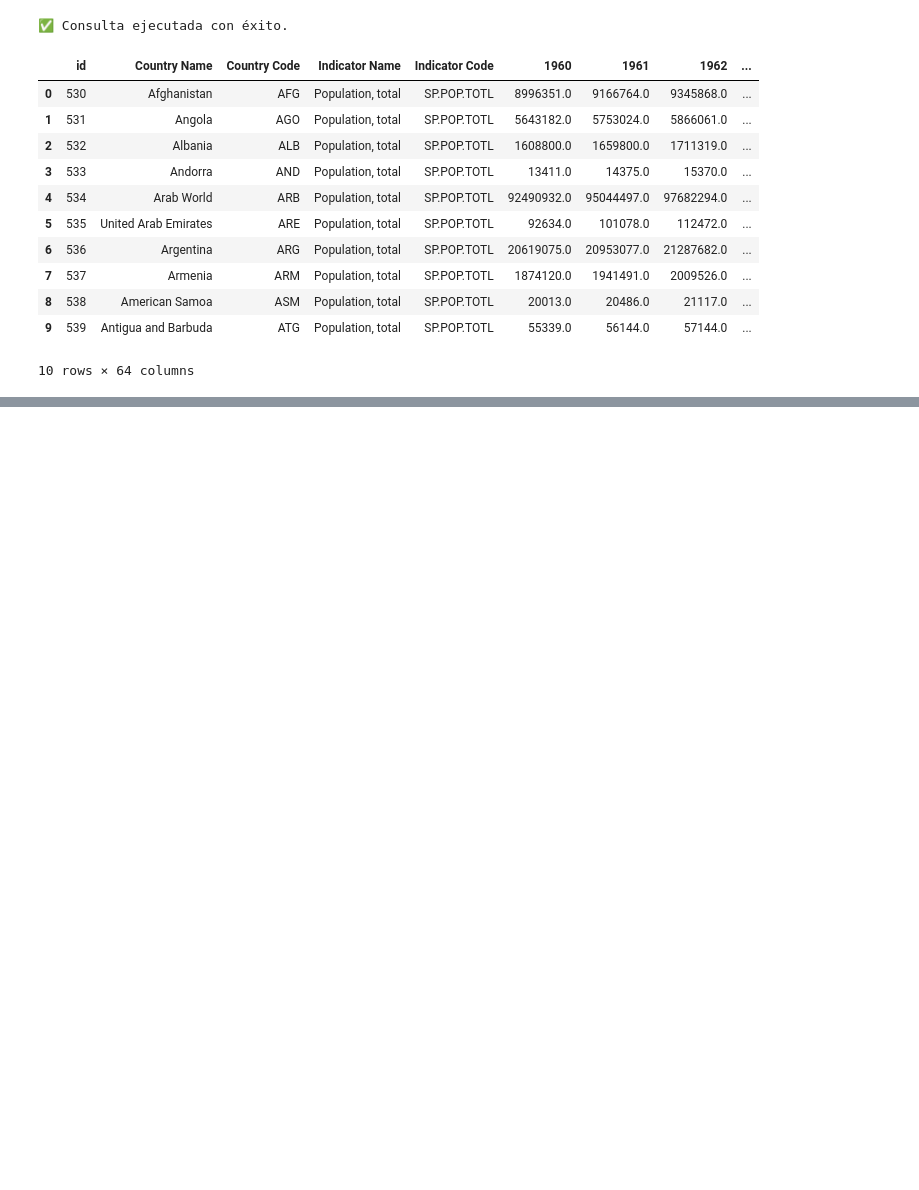
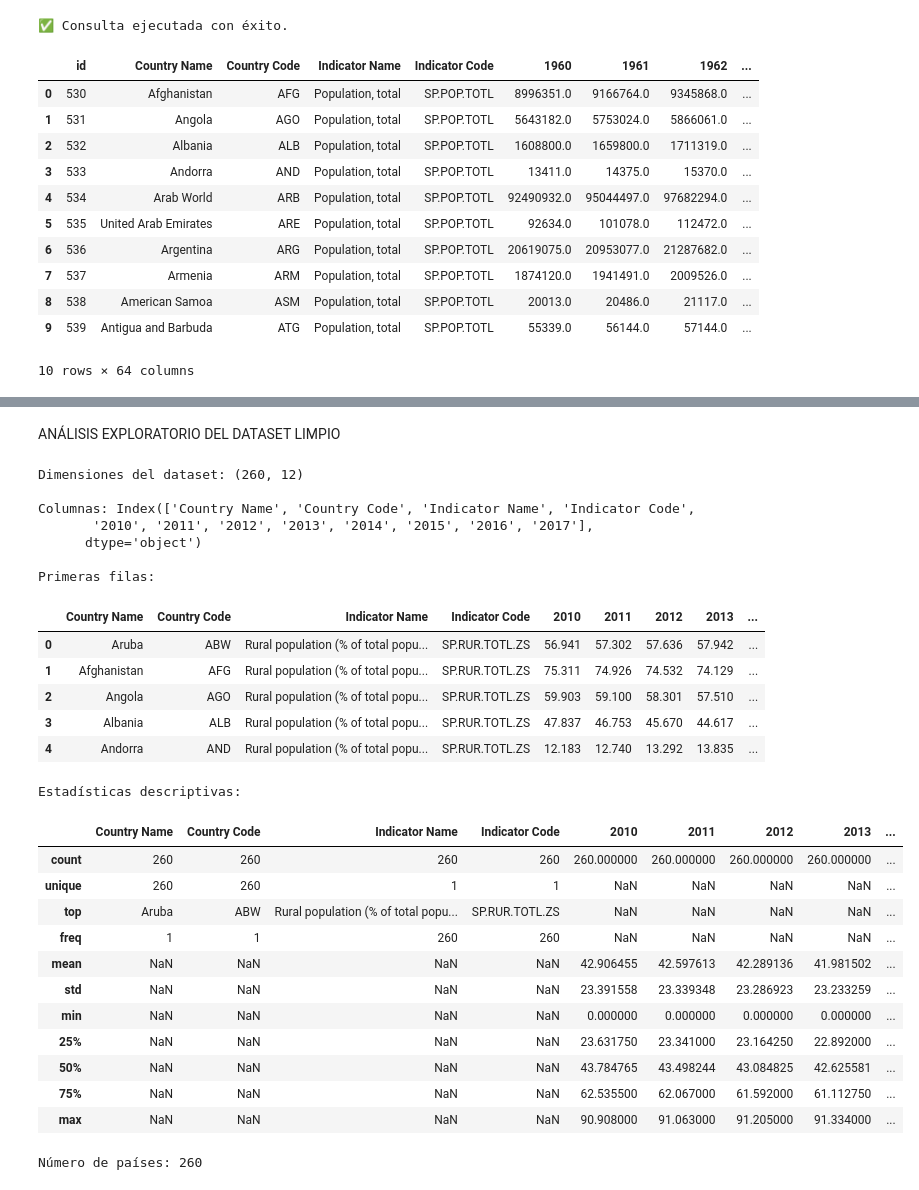
Before and after one commit to fecalderonqu/IN_P1_G4, a Jupyter notebook: data_to_DB.ipynb, the cells around one changed output, grey strips where cells are left out. Cells and saved outputs as stored; diff of their text form; code cells hidden in the pictures; blank space fills up the shorter version.

```diff
--- a/data_to_DB.ipynb
+++ b/data_to_DB.ipynb
@@ -120,0 +283,43 @@ df2.head(10)
+# %% [markdown]
+ANÁLISIS EXPLORATORIO DEL DATASET LIMPIO
+# %%
+#Revision inicial
+print("Dimensiones del dataset:", df1.shape)
+print("\nColumnas:", df1.columns)
+print("\nPrimeras filas:")
+display(df1.head())
+
+# Estadísticas generales
+print("\nEstadísticas descriptivas:")
+display(df1.describe(include="all"))
+
+# Revisar número de países y rango de años
+print("\nNúmero de países:", df1['Country Name'].nunique())
+# %% [output]
+Dimensiones del dataset: (260, 12)
+
+Columnas: Index(['Country Name', 'Country Code', 'Indicator Name', 'Indicator Code',
+       '2010', '2011', '2012', '2013', '2014', '2015', '2016', '2017'],
+      dtype='object')
+
+Primeras filas:
+|  | Country Name | Country Code | Indicator Name | Indicator Code | 2010 | 2011 | 2012 | 2013 | ... |
+| 0 | Aruba | ABW | Rural population (% of total popu... | SP.RUR.TOTL.ZS | 56.941 | 57.302 | 57.636 | 57.942 | ... |
+| 1 | Afghanistan | AFG | Rural population (% of total popu... | SP.RUR.TOTL.ZS | 75.311 | 74.926 | 74.532 | 74.129 | ... |
+| 2 | Angola | AGO | Rural population (% of total popu... | SP.RUR.TOTL.ZS | 59.903 | 59.100 | 58.301 | 57.510 | ... |
+| 3 | Albania | ALB | Rural population (% of total popu... | SP.RUR.TOTL.ZS | 47.837 | 46.753 | 45.670 | 44.617 | ... |
+| 4 | Andorra | AND | Rural population (% of total popu... | SP.RUR.TOTL.ZS | 12.183 | 12.740 | 13.292 | 13.835 | ... |
+Estadísticas descriptivas:
+|  | Country Name | Country Code | Indicator Name | Indicator Code | 2010 | 2011 | 2012 | 2013 | ... |
+| count | 260 | 260 | 260 | 260 | 260.000000 | 260.000000 | 260.000000 | 260.000000 | ... |
+| unique | 260 | 260 | 1 | 1 | NaN | NaN | NaN | NaN | ... |
+| top | Aruba | ABW | Rural population (% of total popu... | SP.RUR.TOTL.ZS | NaN | NaN | NaN | NaN | ... |
+| freq | 1 | 1 | 260 | 260 | NaN | NaN | NaN | NaN | ... |
+| mean | NaN | NaN | NaN | NaN | 42.906455 | 42.597613 | 42.289136 | 41.981502 | ... |
+| std | NaN | NaN | NaN | NaN | 23.391558 | 23.339348 | 23.286923 | 23.233259 | ... |
+| min | NaN | NaN | NaN | NaN | 0.000000 | 0.000000 | 0.000000 | 0.000000 | ... |
+| 25% | NaN | NaN | NaN | NaN | 23.631750 | 23.341000 | 23.164250 | 22.892000 | ... |
+| 50% | NaN | NaN | NaN | NaN | 43.784765 | 43.498244 | 43.084825 | 42.625581 | ... |
+| 75% | NaN | NaN | NaN | NaN | 62.535500 | 62.067000 | 61.592000 | 61.112750 | ... |
+| max | NaN | NaN | NaN | NaN | 90.908000 | 91.063000 | 91.205000 | 91.334000 | ... |
+Número de países: 260
```
Also changed, not shown: parts of 11 cells of this notebook.
